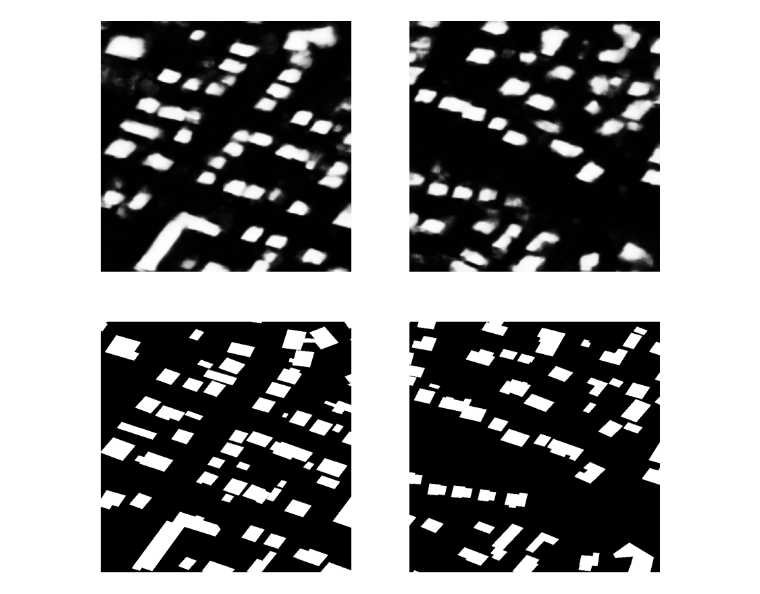
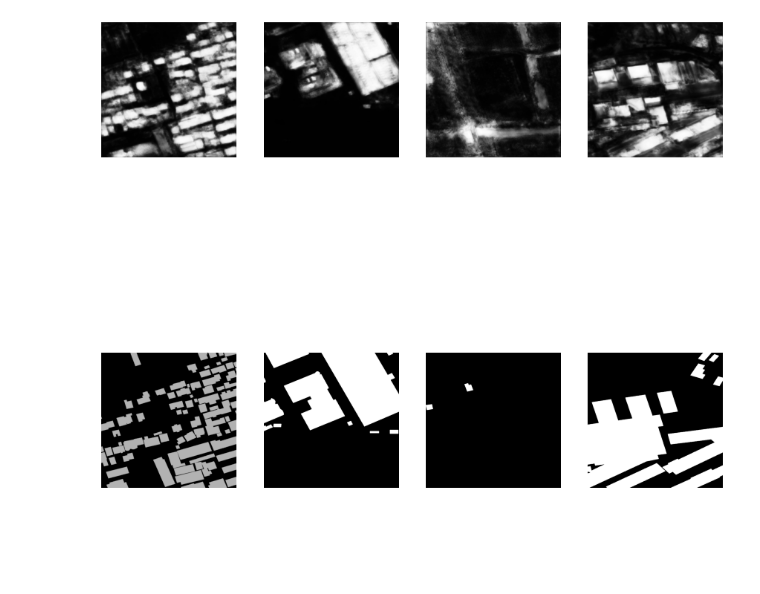
Before and after one commit to bryanjonas/pytorch-nested-unet, a Jupyter notebook: ImageViewing.ipynb, the cells around one changed output. Saved outputs shown, nothing was run; the diff lists cells and outputs as text; code cells hidden in the pictures; blank space fills up the shorter version.

```diff
--- a/ImageViewing.ipynb
+++ b/ImageViewing.ipynb
@@ -36,14 +36,14 @@ imgArr.shape
 # %%
-count = 2
+count = 4
 randNum = randint(0, imgArr.shape[0]-count)
 fig, axs = plt.subplots(2, count, figsize=(15, 15))
 for idx, ax in enumerate(axs[0]):
     idx += randNum
     ax.imshow(imgArr[idx, :, :], cmap = 'Greys')
     ax.axis('off')
 for idx, ax in enumerate(axs[1]):
     idx += randNum
     ax.imshow(maskArr[idx, :, :], cmap = 'Greys')
     ax.axis('off')
 # %% [output]
-[figure, old version]
+[figure, new version]
```
Also changed, not shown: parts of 1 cell of this notebook, 2 other files.
